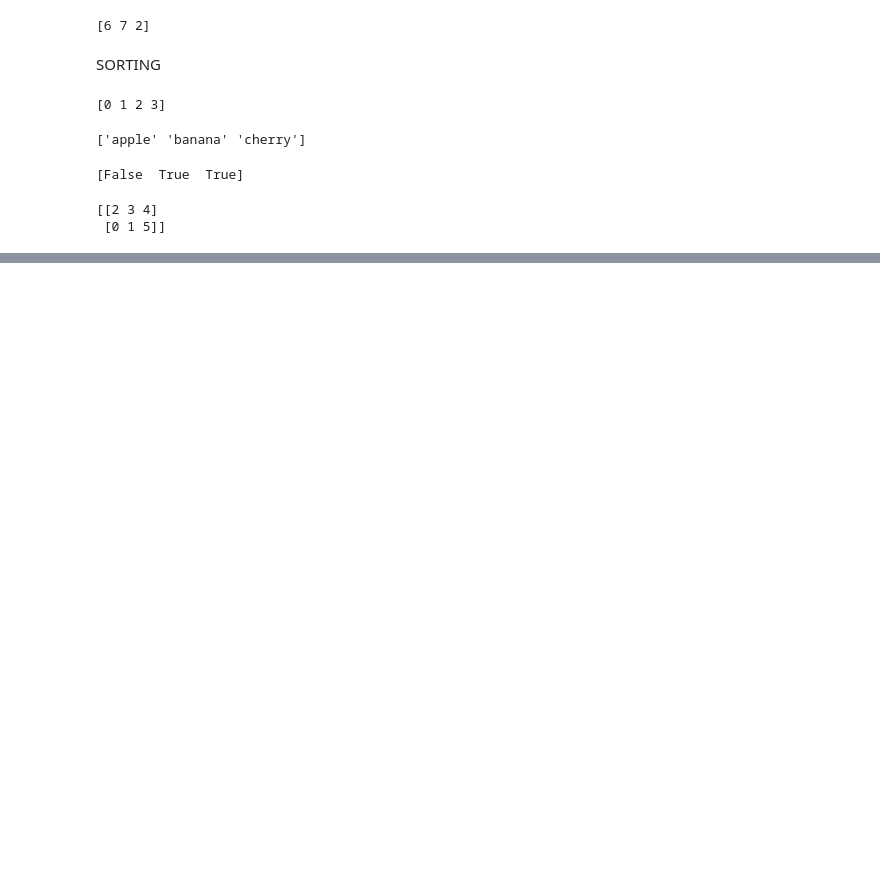
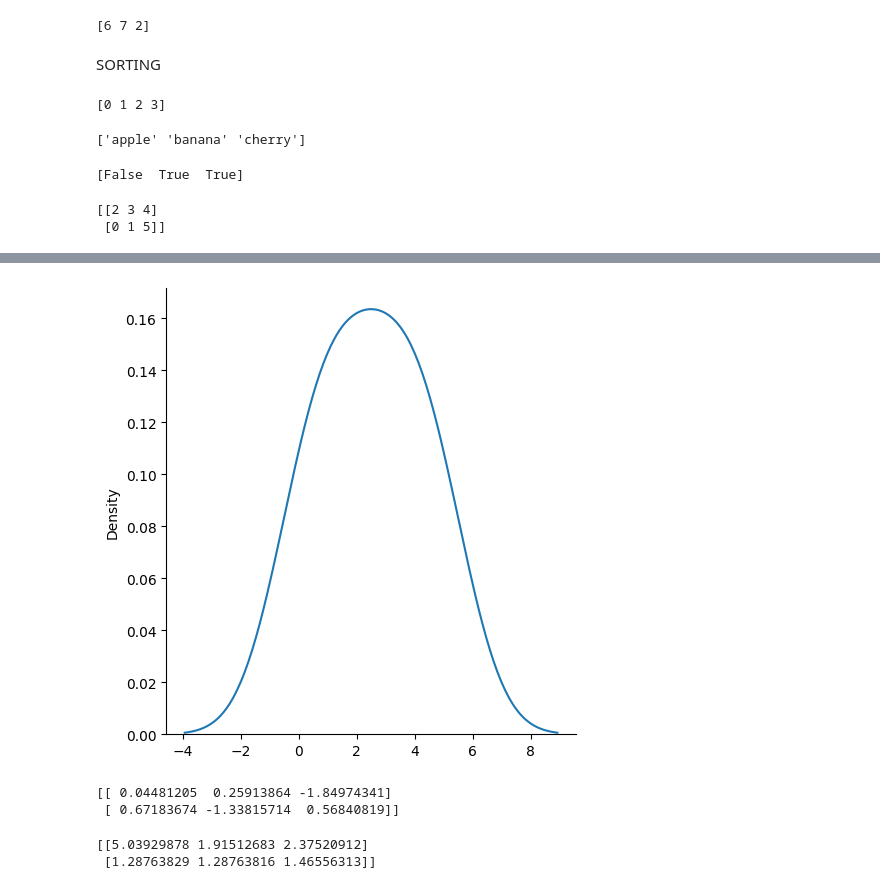
Before and after one commit to riyagarjola/Numpy, a Jupyter notebook: phase-1.ipynb, the cells around one changed output, grey strips where cells are left out. Saved outputs shown, nothing was run; the diff lists cells and outputs as text; code cells hidden in the pictures; blank space fills up the shorter version.

```diff
--- a/phase-1.ipynb
+++ b/phase-1.ipynb
@@ -604,0 +747,24 @@ print(np.sort(arr))
+# %%
+import matplotlib.pyplot as plt
+import seaborn as sns
+sns.displot([0,1,2,3,4,5],kind="kde")
+plt.show()
+# %% [output]
+[figure, added]
+# %%
+from numpy import random
+x=random.normal(size=(2,3))
+print(x)
+# %% [output]
+[[ 0.04481205  0.25913864 -1.84974341]
+ [ 0.67183674 -1.33815714  0.56840819]]
+# %%
+#Generate a random normal distribution of size 2x3 with mean at 1 and standard deviation of 2:
+from numpy import random
+
+x =  random.normal(loc=1, scale=2, size=(2,3))
+
+print(x)
+# %% [output]
+[[5.03929878 1.91512683 2.37520912]
+ [1.28763829 1.28763816 1.46556313]]
```
Also changed, not shown: parts of 20 cells of this notebook.
